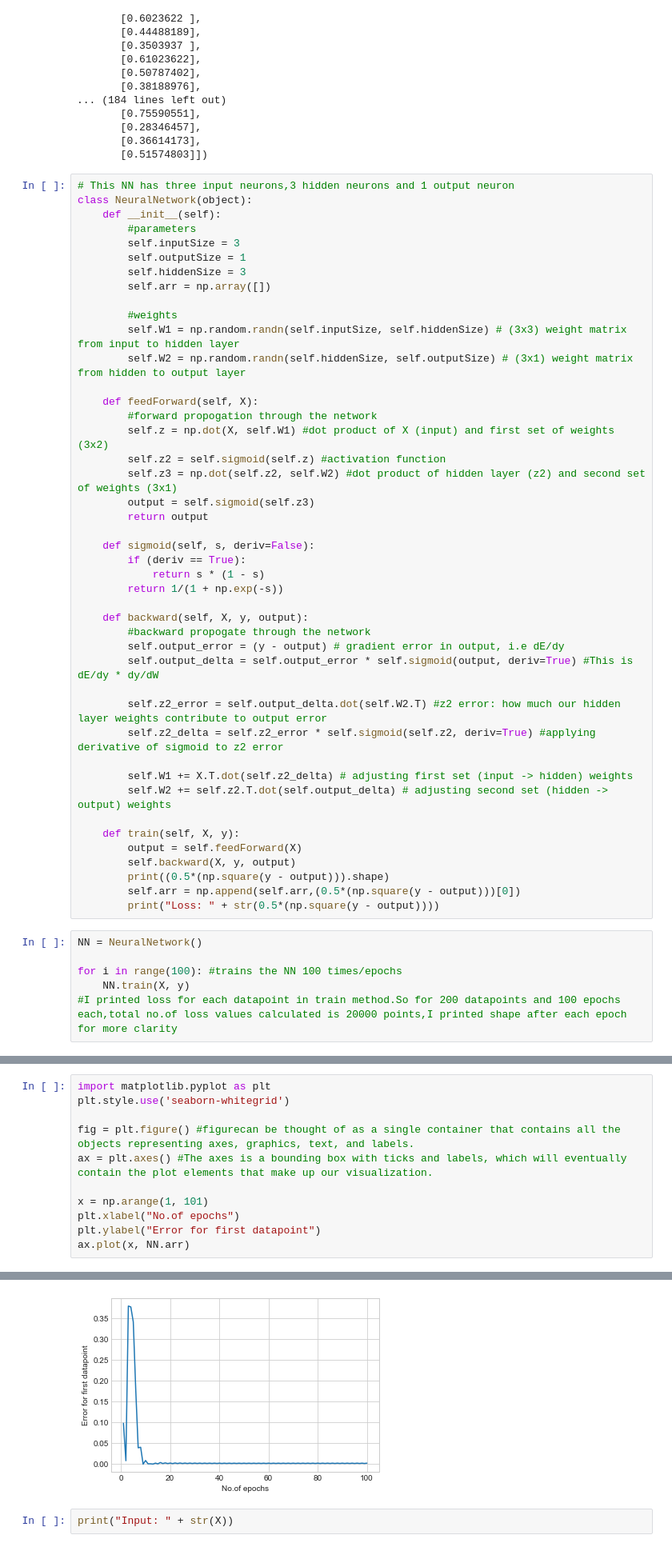
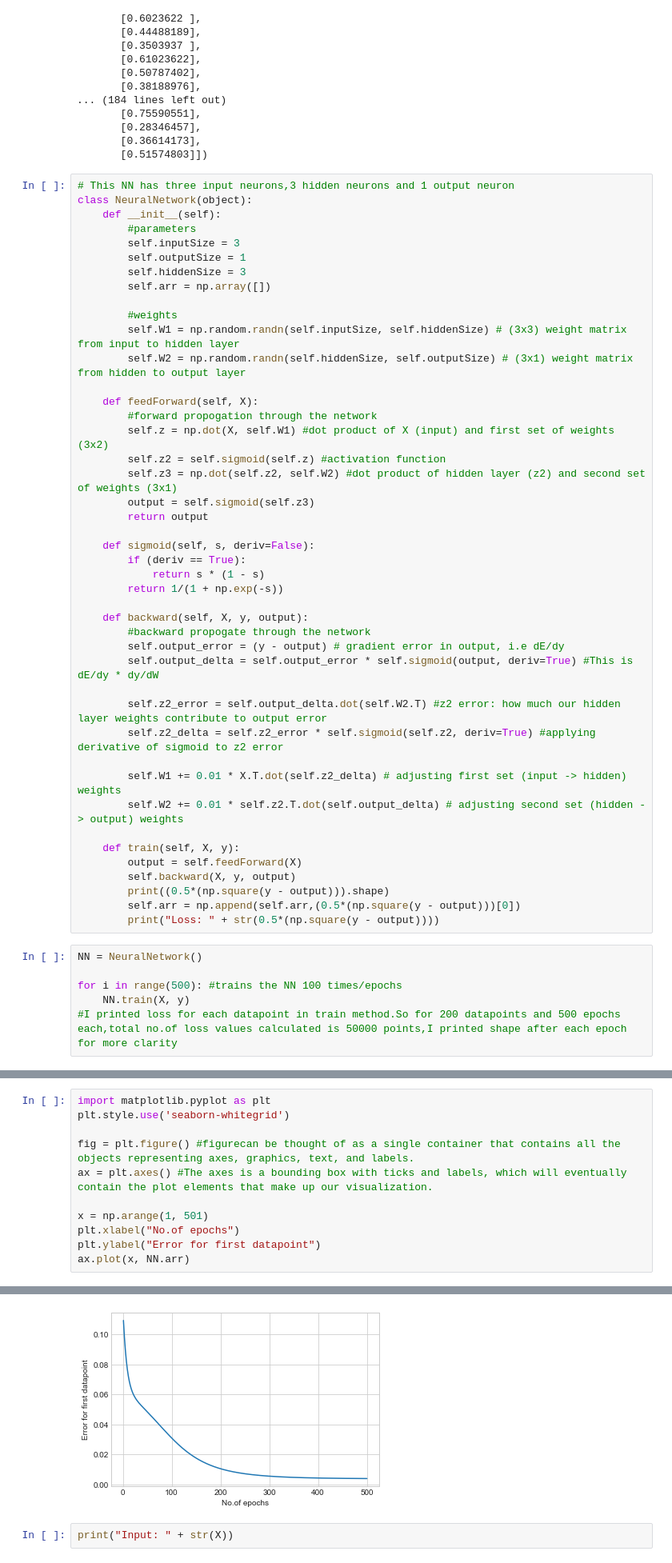
Before and after one commit to manju838/NN_Class_Assignments, a Jupyter notebook: advertising.ipynb, the cells around one changed output, grey strips where cells are left out. Shown at 80% size. Cells and saved outputs as stored; diff of their text form.

```diff
--- a/advertising.ipynb
+++ b/advertising.ipynb
@@ -189,8 +189,8 @@ class NeuralNetwork(object):
         self.z2_error = self.output_delta.dot(self.W2.T) #z2 error: how much our hidden layer weights contribute to output error
         self.z2_delta = self.z2_error * self.sigmoid(self.z2, deriv=True) #applying derivative of sigmoid to z2 error
 
-        self.W1 += X.T.dot(self.z2_delta) # adjusting first set (input -> hidden) weights
-        self.W2 += self.z2.T.dot(self.output_delta) # adjusting second set (hidden -> output) weights
+        self.W1 += 0.01 * X.T.dot(self.z2_delta) # adjusting first set (input -> hidden) weights
+        self.W2 += 0.01 * self.z2.T.dot(self.output_delta) # adjusting second set (hidden -> output) weights
 
     def train(self, X, y):
         output = self.feedForward(X)
@@ -201,8 +201,8 @@ class NeuralNetwork(object):
 # %%
 NN = NeuralNetwork()
 
-for i in range(100): #trains the NN 100 times/epochs
+for i in range(500): #trains the NN 100 times/epochs
     NN.train(X, y)
-#I printed loss for each datapoint in train method.So for 200 datapoints and 100 epochs each,total no.of loss values calculated is 20000 points,I printed shape after each epoch for more clarity
+#I printed loss for each datapoint in train method.So for 200 datapoints and 500 epochs each,total no.of loss values calculated is 50000 points,I printed shape after each epoch for more clarity
 # %% [output]
 (200, 1)
@@ -245,17 +245,17 @@ print(NN.arr)#This array is the error for each epoch for the first input value s
 # %%
 import matplotlib.pyplot as plt
 plt.style.use('seaborn-whitegrid')
 
 fig = plt.figure() #figurecan be thought of as a single container that contains all the objects representing axes, graphics, text, and labels.
 ax = plt.axes() #The axes is a bounding box with ticks and labels, which will eventually contain the plot elements that make up our visualization.
 
-x = np.arange(1, 101)
+x = np.arange(1, 501)
 plt.xlabel("No.of epochs")
 plt.ylabel("Error for first datapoint")
 ax.plot(x, NN.arr)
 # %% [output]
 [<matplotlib.lines.Line2D at 0x...>]
-[figure, old version]
+[figure, new version]
 # %%
 print("Input: " + str(X))
 # %% [output]
```
Also changed, not shown: parts of 4 cells of this notebook.
